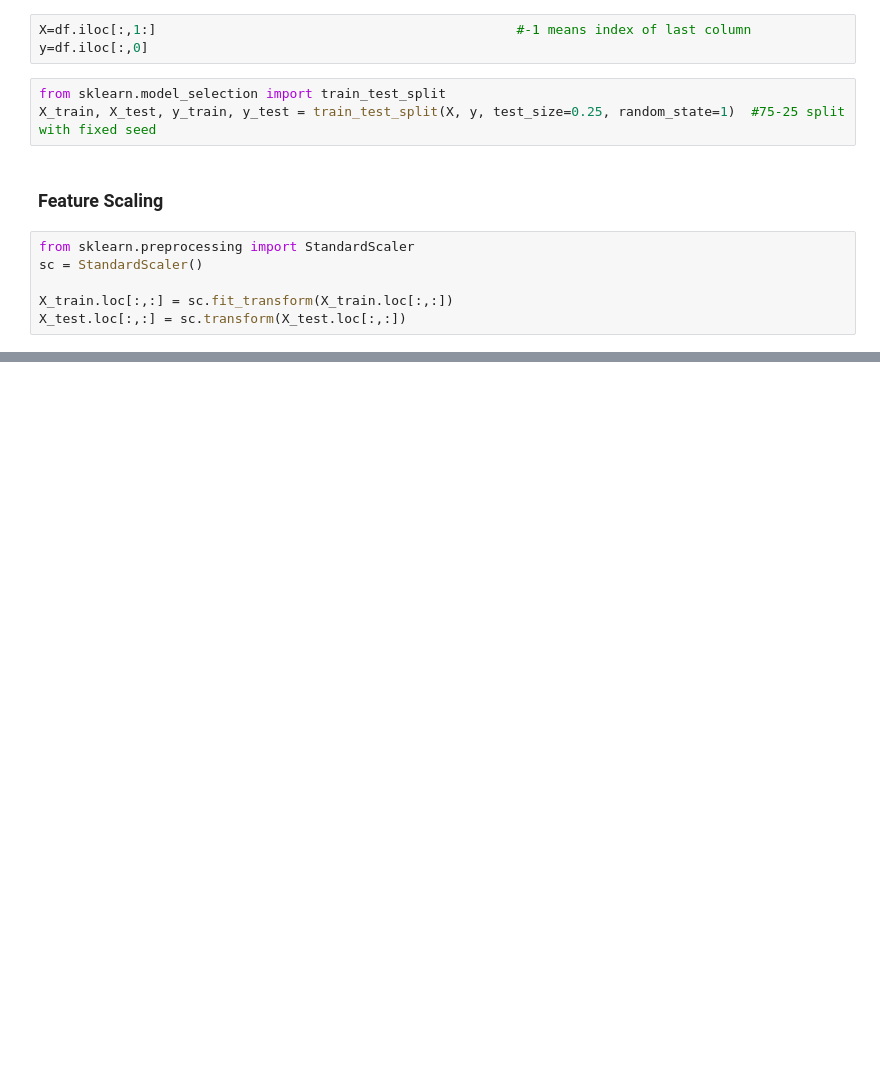
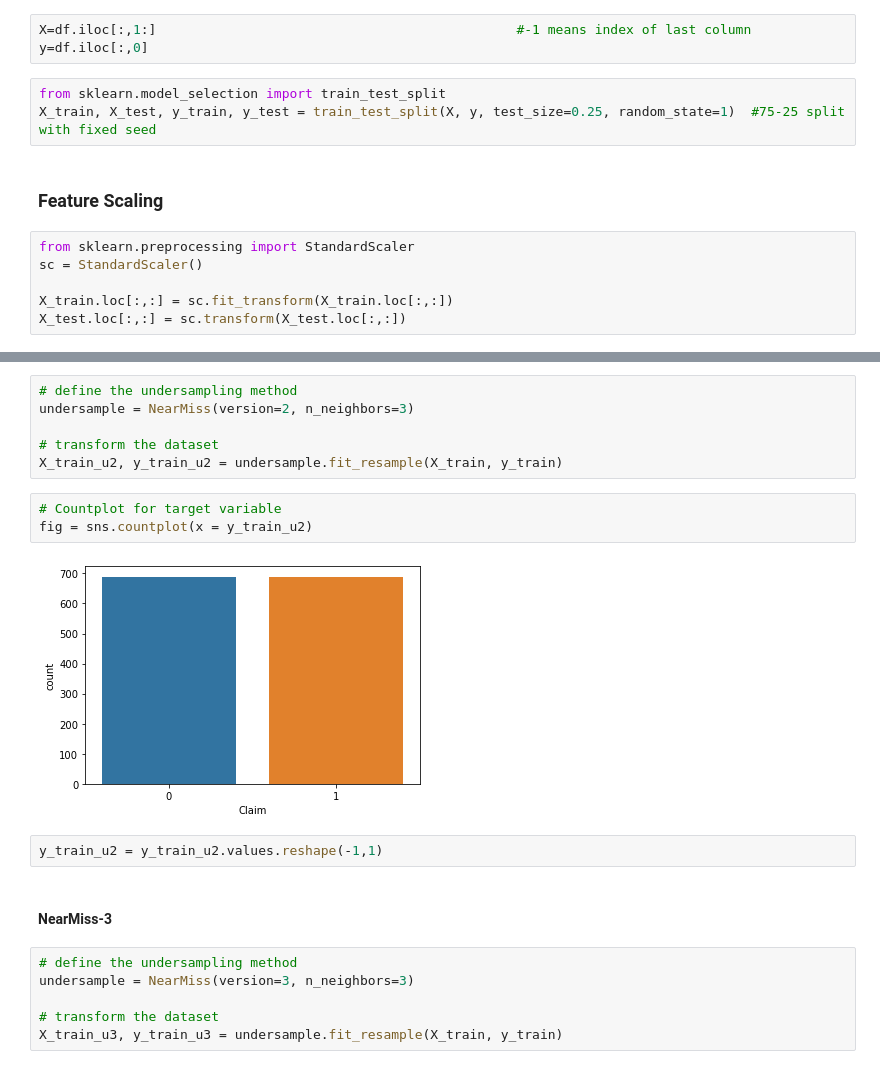
Before and after one commit to sohamthirty/Claim-Prediction, a Jupyter notebook: Preprocessing_Sampling.ipynb, the cells around one changed output, grey strips where cells are left out. Cells and saved outputs as stored; diff of their text form; blank space fills up the shorter version.

```diff
--- a/Preprocessing_Sampling.ipynb
+++ b/Preprocessing_Sampling.ipynb
@@ -111,0 +159,21 @@ X_test.loc[:,:] = sc.transform(X_test.loc[:,:])
+# %%
+# define the undersampling method
+undersample = NearMiss(version=2, n_neighbors=3)
+
+# transform the dataset
+X_train_u2, y_train_u2 = undersample.fit_resample(X_train, y_train)
+# %%
+# Countplot for target variable
+fig = sns.countplot(x = y_train_u2)
+# %% [output]
+[figure, added]
+# %%
+y_train_u2 = y_train_u2.values.reshape(-1,1)
+# %% [markdown]
+#### NearMiss-3
+# %%
+# define the undersampling method
+undersample = NearMiss(version=3, n_neighbors=3)
+
+# transform the dataset
+X_train_u3, y_train_u3 = undersample.fit_resample(X_train, y_train)
```
Also changed, not shown: parts of 29 cells of this notebook.
